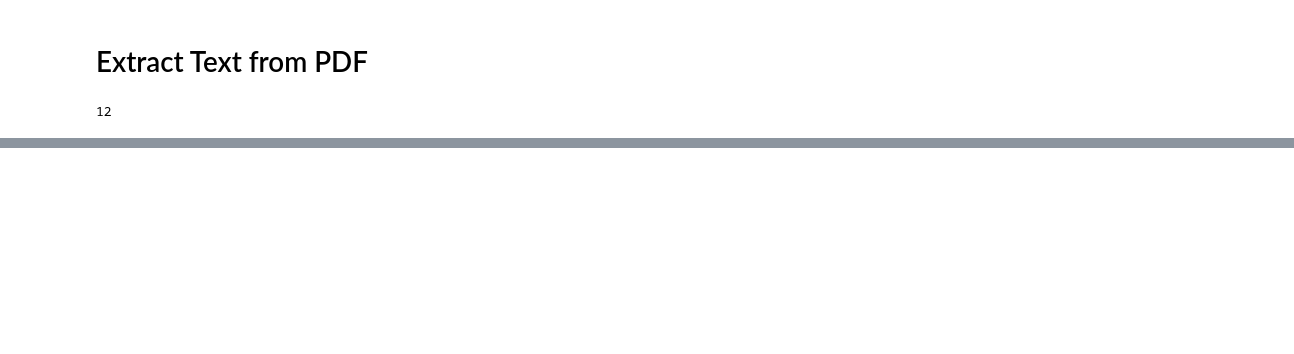
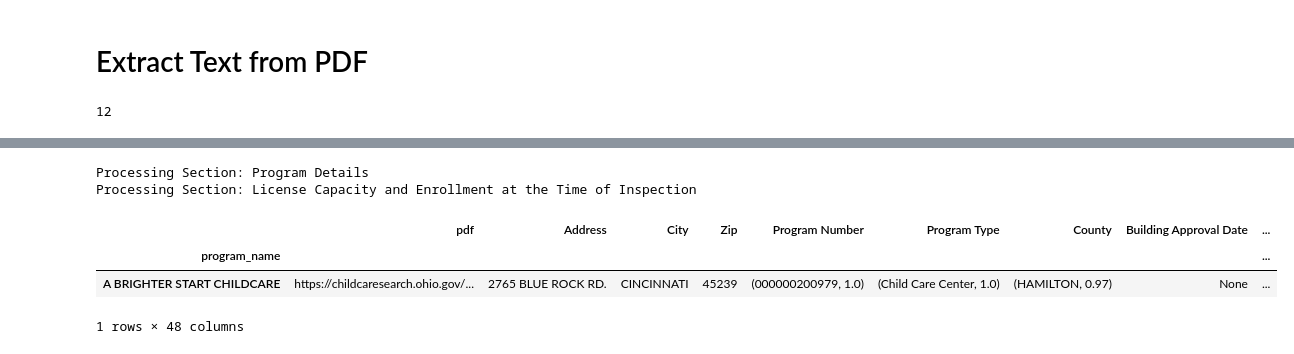
Before and after one commit to Will-Blanton/ODJFS-Licensing-Reports-Webscraper, a Jupyter notebook: test_scraper.ipynb, the cells around one changed output, grey strips where cells are left out. Drawn from its saved outputs; the diff is of its cells as text; code cells hidden in the pictures; blank space fills up the shorter version.

Commit message:
Many things. Got the basic pipeline set up for processing each section of the pdf

```diff
--- a/test_scraper.ipynb
+++ b/test_scraper.ipynb
@@ -282,3 +473,4 @@ process_ocr_to_dataframe(extracted_text, p1_fields)
 # %%
-extract_license_capacity_table(extracted_text)
+license_df, row_idx = process_license_table(rows)
+license_df
 # %% [output]
@@ -308 +537,50 @@ group_into_rows(page_2)
+# %%
+def process_rows(center_df: pd.DataFrame, extracted_texts: list, section_methods: list[tuple[str, callable]]):
+    '''
+    Process the extracted text from the PDFs and return a DataFrame with the processed data.
+    :param center_df: a DataFrame containing the center's information (e.g., name, address, etc.)
+    :param extracted_texts: a list of extracted text from the PDFs
+    :param section_methods: a list of tuples containing the section name and the method to process the section
+    :return:
+    '''
+    rows = []
+
+    # group the extracted text into rows to avoid page breaks
+    for extracted_text in extracted_texts:
+        rows += group_into_rows(extracted_text)
+
+    row_idx = 0
+    processed_dfs = [center_df.reset_index(drop=False)]
+    try:
+        for i, (field, method) in enumerate(section_methods):
+            print(f"Processing Section: {field}")
+            df, row_idx = method(rows)
+            processed_dfs.append(df)
+
+            # ensure at end of the section
+            row_idx, find_field_in_rows(rows,
+                                        field,
+                                        start_idx=row_idx,
+                                        end_field=None if i == len(section_methods) - 1 else section_methods[i + 1][0]
+                                        )
+            rows = rows[row_idx:]
+
+        final_df = pd.concat(processed_dfs, axis=1)
+        final_df.set_index("program_name", inplace=True)
+
+        return final_df
+    except Exception as e:
+        print(f"Error processing rows: {e}")
+        print(f"Row Index: {row_idx}")
+        print(f"Section: {section_methods[i][0]}")
+        return None
+# %%
+process_rows(center_df, [extracted_text], SECTION_METHODS)
+# %% [output]
+Processing Section: Program Details
+Processing Section: License Capacity and Enrollment at the Time of Inspection
+|  | pdf | Address | City | Zip | Program Number | Program Type | County | Building Approval Date | ... |
+| program_name |  |  |  |  |  |  |  |  | ... |
+| A BRIGHTER START CHILDCARE | https://childcaresearch.ohio.gov/... | 2765 BLUE ROCK RD. | CINCINNATI | 45239 | (000000200979, 1.0) | (Child Care Center, 1.0) | (HAMILTON, 0.97) | None | ... |
+1 rows × 48 columns
 # %%
```
Also changed, not shown: parts of 34 cells of this notebook.
